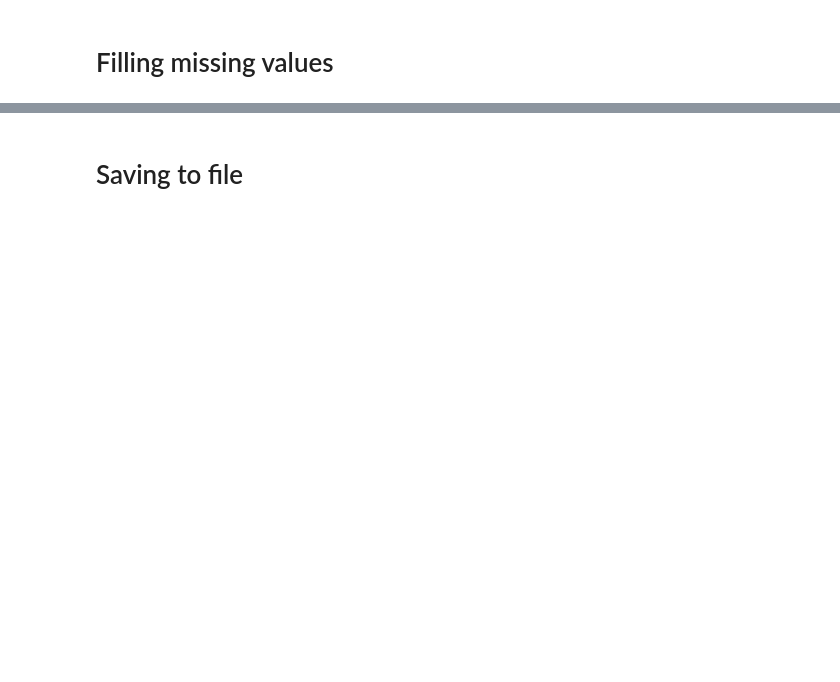
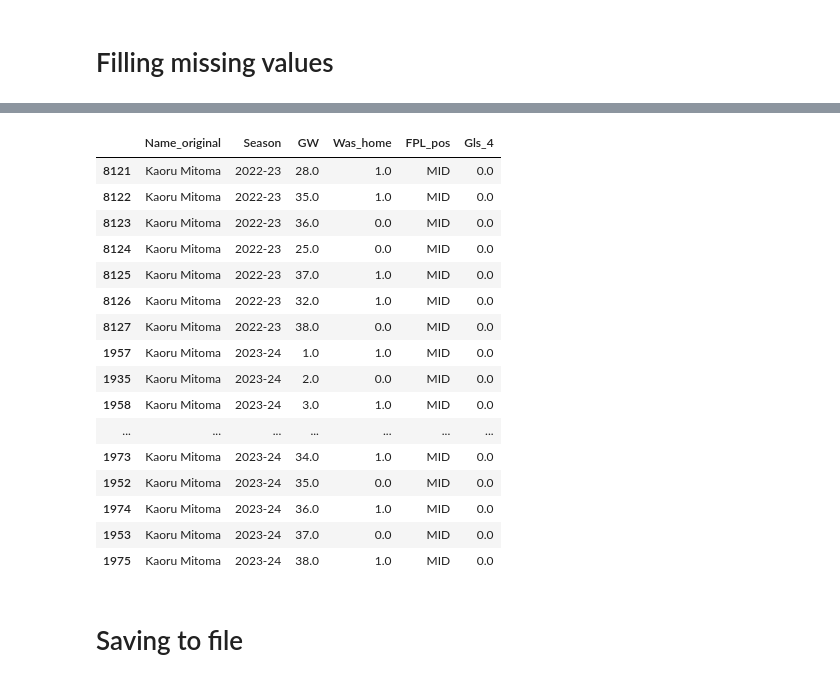
Before and after one commit to Fran3x/FPL_Model, a Jupyter notebook: notebooks/upcoming/next_season.ipynb, the cells around one changed output, grey strips where cells are left out. Drawn from its saved outputs; the diff is of its cells as text; code cells hidden in the pictures; blank space fills up the shorter version.

```diff
--- a/notebooks/upcoming/next_season.ipynb
+++ b/notebooks/upcoming/next_season.ipynb
@@ -697,3 +635,23 @@ all_fixtures[all_fixtures["Name_original"] == "Bryan Mbeumo"][["Name_original",
+# %%
+all_fixtures[all_fixtures["Name_original"] == "Kaoru Mitoma"][["Name_original", "Season", "GW", "Was_home", "FPL_pos", "Gls_4"]].tail(45)
+# %% [output]
+|  | Name_original | Season | GW | Was_home | FPL_pos | Gls_4 |
+| 8121 | Kaoru Mitoma | 2022-23 | 28.0 | 1.0 | MID | 0.0 |
+| 8122 | Kaoru Mitoma | 2022-23 | 35.0 | 1.0 | MID | 0.0 |
+| 8123 | Kaoru Mitoma | 2022-23 | 36.0 | 0.0 | MID | 0.0 |
+| 8124 | Kaoru Mitoma | 2022-23 | 25.0 | 0.0 | MID | 0.0 |
+| 8125 | Kaoru Mitoma | 2022-23 | 37.0 | 1.0 | MID | 0.0 |
+| 8126 | Kaoru Mitoma | 2022-23 | 32.0 | 1.0 | MID | 0.0 |
+| 8127 | Kaoru Mitoma | 2022-23 | 38.0 | 0.0 | MID | 0.0 |
+| 1957 | Kaoru Mitoma | 2023-24 | 1.0 | 1.0 | MID | 0.0 |
+| 1935 | Kaoru Mitoma | 2023-24 | 2.0 | 0.0 | MID | 0.0 |
+| 1958 | Kaoru Mitoma | 2023-24 | 3.0 | 1.0 | MID | 0.0 |
+| ... | ... | ... | ... | ... | ... | ... |
+| 1973 | Kaoru Mitoma | 2023-24 | 34.0 | 1.0 | MID | 0.0 |
+| 1952 | Kaoru Mitoma | 2023-24 | 35.0 | 0.0 | MID | 0.0 |
+| 1974 | Kaoru Mitoma | 2023-24 | 36.0 | 1.0 | MID | 0.0 |
+| 1953 | Kaoru Mitoma | 2023-24 | 37.0 | 0.0 | MID | 0.0 |
+| 1975 | Kaoru Mitoma | 2023-24 | 38.0 | 1.0 | MID | 0.0 |
 # %% [markdown]
 # Saving to file
 # %%
```
Also changed, not shown: parts of 28 cells of this notebook, 15 other files.
